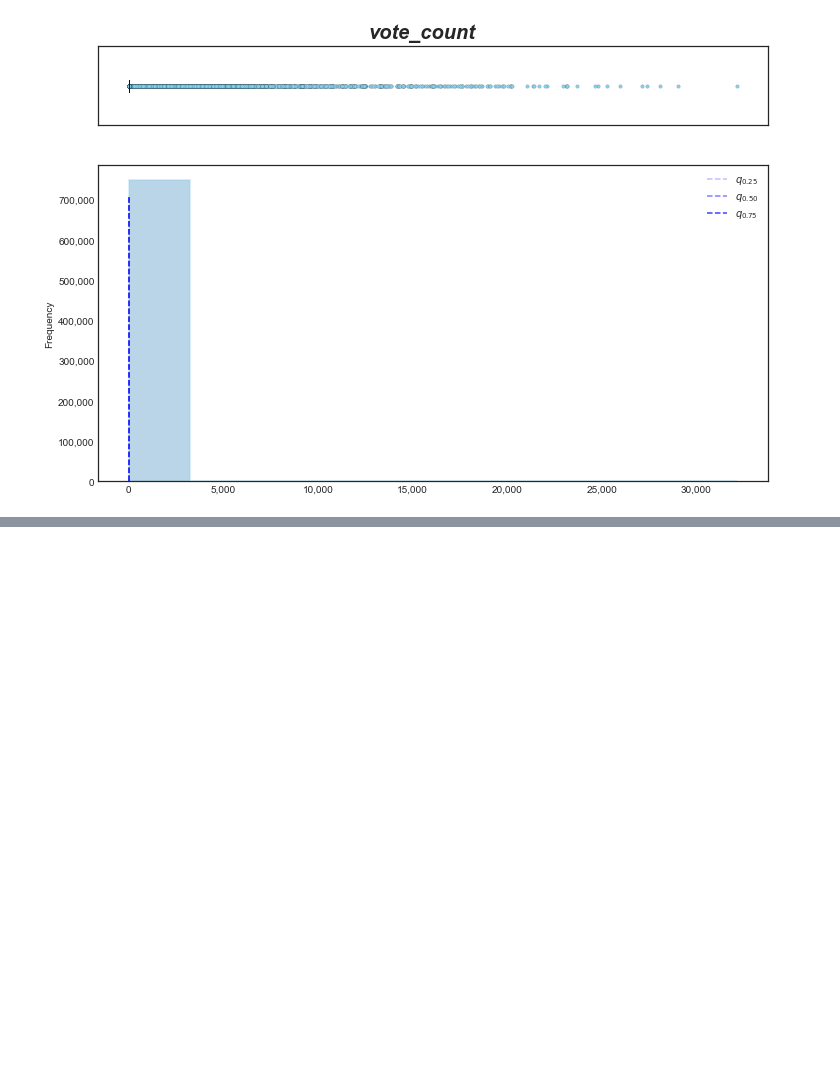
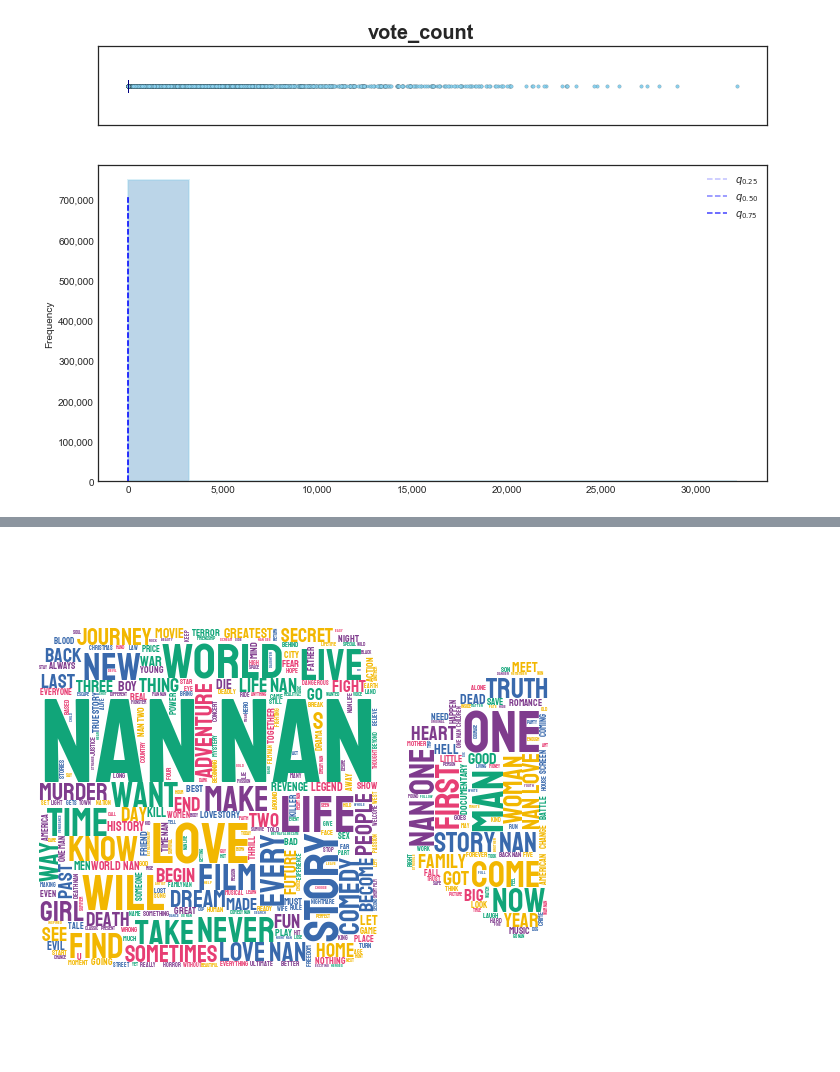
Before and after one commit to jesus-valencia97/Diplomado-en-ciencia-de-datos, a Jupyter notebook: Proyecto/Modulo 5/M1/M5 - Modulo1.ipynb, the cells around one changed output, grey strips where cells are left out. Saved outputs shown, nothing was run; the diff lists cells and outputs as text; code cells hidden in the pictures; blank space fills up the shorter version.

```diff
--- a/Proyecto/Modulo 5/M1/M5 - Modulo1.ipynb
+++ b/Proyecto/Modulo 5/M1/M5 - Modulo1.ipynb
@@ -36,6 +36,21 @@ import PlotUtils
 importlib.reload(PlotUtils)
 # %% [output]
 <module 'PlotUtils' from '../../Datasets\\PlotUtils.py'>
+# %%
+from stylecloud import gen_stylecloud
+from PIL import Image
+
+def get_wordcloud(text, icon="fas fa-comment", background_color=None, output_name="./wordcloud.png"):
+    # https://fontawesome.com/icons/alicorn?s=solid
+    gen_stylecloud(text=text, icon_name=icon, background_color=background_color, output_name=output_name)
+    return Image.open(output_name)
+
+class TagCloud:
+  def __init__(self):
+    pass
+
+  def cloud(self, df , var,  icon = "fas fa-video", bc = 'white', q = 0.1 ):
+    return get_wordcloud(text = " ".join(df[var].sample(frac = q)),icon = icon,background_color = bc, output_name= "./wordcloud_" + var + '.png')
 # %%
 TMDb = pd.read_csv('../../Datasets/TMDb/archive.zip')
 # %%
@@ -168,0 +234,4 @@ for var in num_vars:
+# %%
+TC.cloud(TMDb,'tagline')
+# %% [output]
+[figure, added]
```
Also changed, not shown: parts of 19 cells of this notebook, 20 other files.
